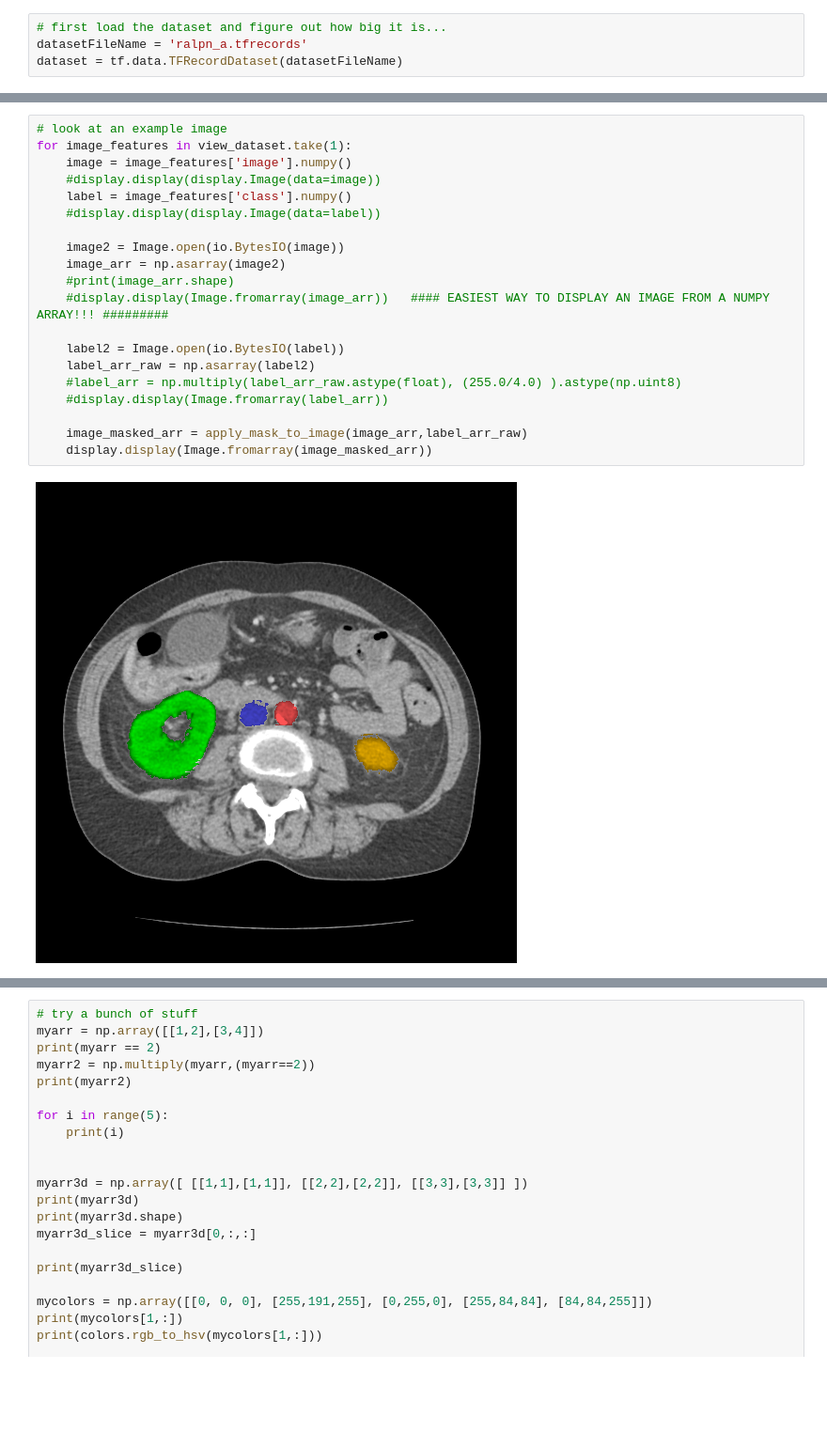
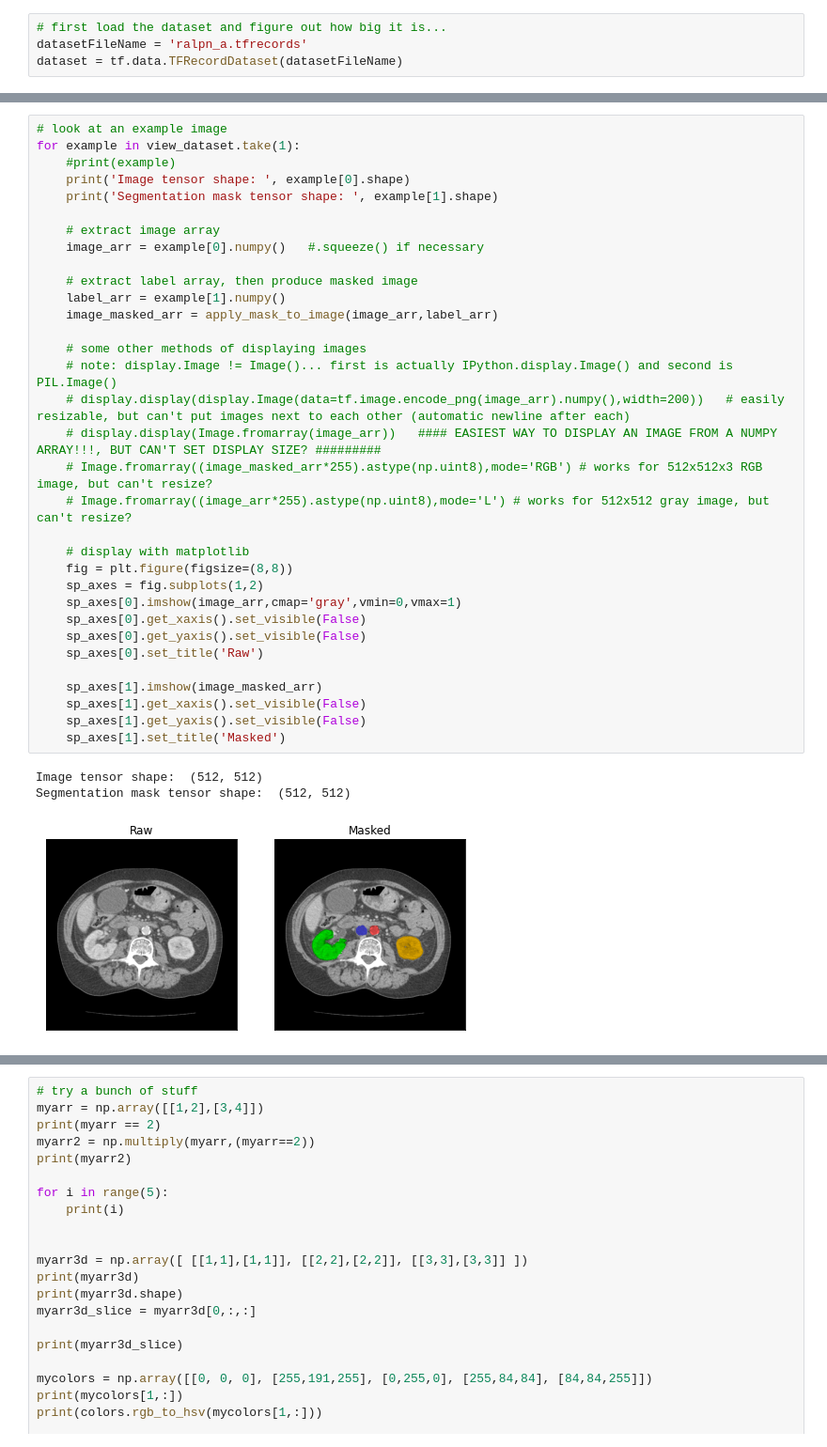
Before and after one commit to treelinemike/ralpn-seg, a Jupyter notebook: ralpn-seg-a.ipynb, the cells around one changed output, grey strips where cells are left out. Shown: that part at 94% size. Saved outputs shown, nothing was run; the diff lists cells and outputs as text; blank space fills up the shorter version.

```diff
--- a/ralpn-seg-a.ipynb
+++ b/ralpn-seg-a.ipynb
@@ -65,23 +93,38 @@ def apply_mask_to_image(image_arr,mask_arr):
-# %%
-# look at an example image
-for image_features in view_dataset.take(1):
-    image = image_features['image'].numpy()
-    #display.display(display.Image(data=image))
-    label = image_features['class'].numpy()
-    #display.display(display.Image(data=label))
-
-    image2 = Image.open(io.BytesIO(image))
-    image_arr = np.asarray(image2)
-    #print(image_arr.shape)
-    #display.display(Image.fromarray(image_arr))   #### EASIEST WAY TO DISPLAY AN IMAGE FROM A NUMPY ARRAY!!! #########
-
-    label2 = Image.open(io.BytesIO(label))
-    label_arr_raw = np.asarray(label2)
-    #label_arr = np.multiply(label_arr_raw.astype(float), (255.0/4.0) ).astype(np.uint8)
-    #display.display(Image.fromarray(label_arr))
-
-    image_masked_arr = apply_mask_to_image(image_arr,label_arr_raw)
-    display.display(Image.fromarray(image_masked_arr))
-# %% [output]
-[figure, removed]
+# %%
+# look at an example image
+for example in view_dataset.take(1):
+    #print(example)
+    print('Image tensor shape: ', example[0].shape)
+    print('Segmentation mask tensor shape: ', example[1].shape)
+
+    # extract image array
+    image_arr = example[0].numpy()   #.squeeze() if necessary
+
+    # extract label array, then produce masked image
+    label_arr = example[1].numpy()
+    image_masked_arr = apply_mask_to_image(image_arr,label_arr)
+
+    # some other methods of displaying images
+    # note: display.Image != Image()... first is actually IPython.display.Image() and second is PIL.Image()
+    # display.display(display.Image(data=tf.image.encode_png(image_arr).numpy(),width=200))   # easily resizable, but can't put images next to each other (automatic newline after each)
+    # display.display(Image.fromarray(image_arr))   #### EASIEST WAY TO DISPLAY AN IMAGE FROM A NUMPY ARRAY!!!, BUT CAN'T SET DISPLAY SIZE? #########
+    # Image.fromarray((image_masked_arr*255).astype(np.uint8),mode='RGB') # works for 512x512x3 RGB image, but can't resize?
+    # Image.fromarray((image_arr*255).astype(np.uint8),mode='L') # works for 512x512 gray image, but can't resize?
+
+    # display with matplotlib
+    fig = plt.figure(figsize=(8,8))
+    sp_axes = fig.subplots(1,2)
+    sp_axes[0].imshow(image_arr,cmap='gray',vmin=0,vmax=1)
+    sp_axes[0].get_xaxis().set_visible(False)
+    sp_axes[0].get_yaxis().set_visible(False)
+    sp_axes[0].set_title('Raw')
+
+    sp_axes[1].imshow(image_masked_arr)
+    sp_axes[1].get_xaxis().set_visible(False)
+    sp_axes[1].get_yaxis().set_visible(False)
+    sp_axes[1].set_title('Masked')
+# %% [output]
+Image tensor shape:  (512, 512)
+Segmentation mask tensor shape:  (512, 512)
+[figure, added]
 # %%
```
Also changed, not shown: parts of 10 cells of this notebook, 1 other file.
